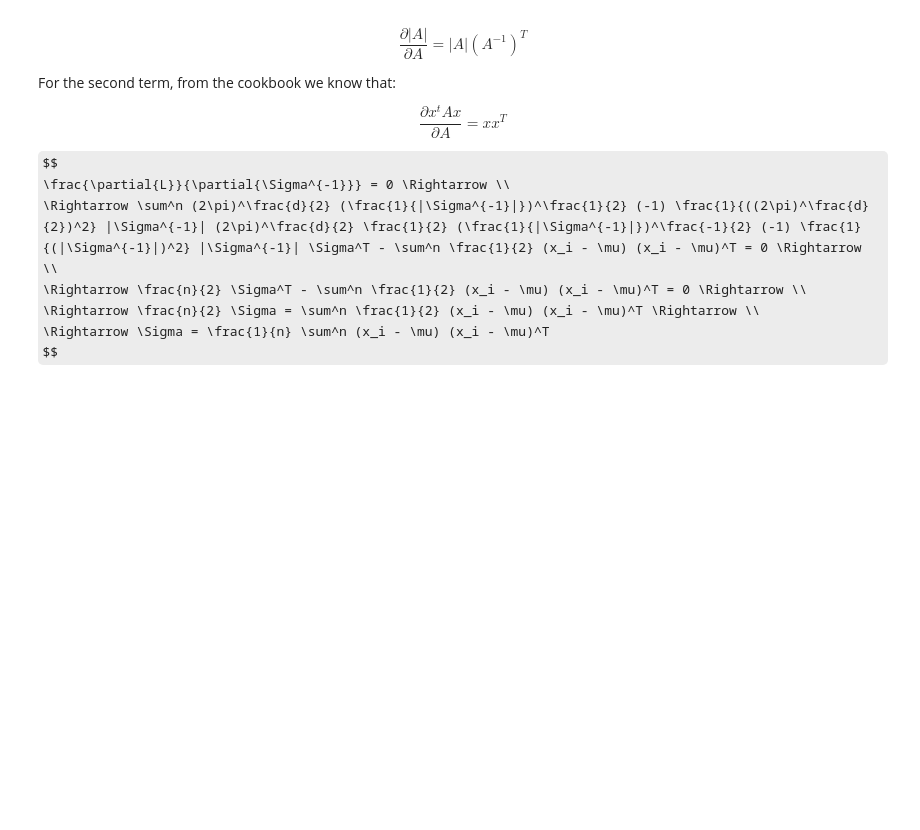
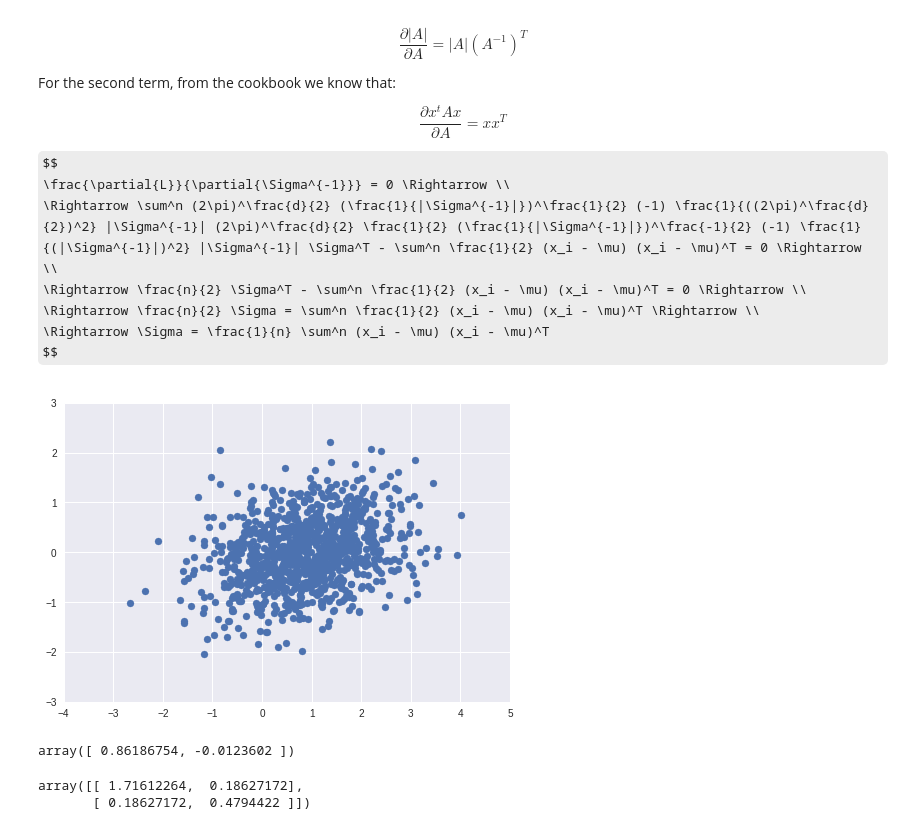
Before and after one commit to lqrz/useful, a Jupyter notebook: stats_fitting_a_gaussian.ipynb, the cells around one changed output. Saved outputs shown, nothing was run; the diff lists cells and outputs as text; code cells hidden in the pictures; some formulas as TeX source; blank space fills up the shorter version.

```diff
--- a/stats_fitting_a_gaussian.ipynb
+++ b/stats_fitting_a_gaussian.ipynb
@@ -147,3 +147,31 @@ $$
 \Rightarrow \frac{n}{2} \Sigma = \sum^n \frac{1}{2} (x_i - \mu) (x_i - \mu)^T \Rightarrow \\
 \Rightarrow \Sigma = \frac{1}{n} \sum^n (x_i - \mu) (x_i - \mu)^T
 $$
+# %%
+%matplotlib inline
+import numpy as np
+import matplotlib.pyplot as plt
+import seaborn as sb
+
+mu = [.9, .0]
+sigma = np.matrix([[1., 0.2],[.2, .5]])
+
+n_samples = 1000
+
+y = np.random.multivariate_normal(mu, sigma, n_samples)
+# %%
+plt.scatter(y[:,0], y[:,1])
+plt.ylim((-3,3))
+plt.xlim((-4,5))
+plt.show()
+# %% [output]
+[figure, added]
+# %%
+np.mean(y, axis=0)
+# %% [output]
+array([ 0.86186754, -0.0123602 ])
+# %%
+np.divide(np.dot(y.T,y), y.shape[0])
+# %% [output]
+array([[ 1.71612264,  0.18627172],
+       [ 0.18627172,  0.4794422 ]])
```
